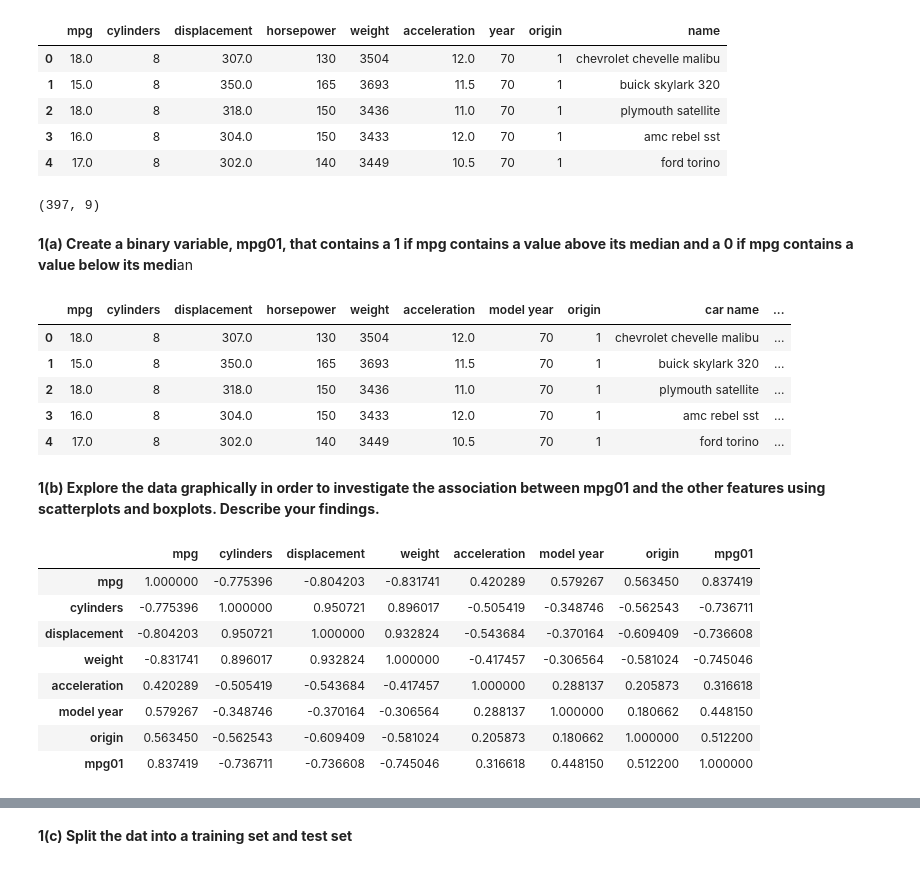
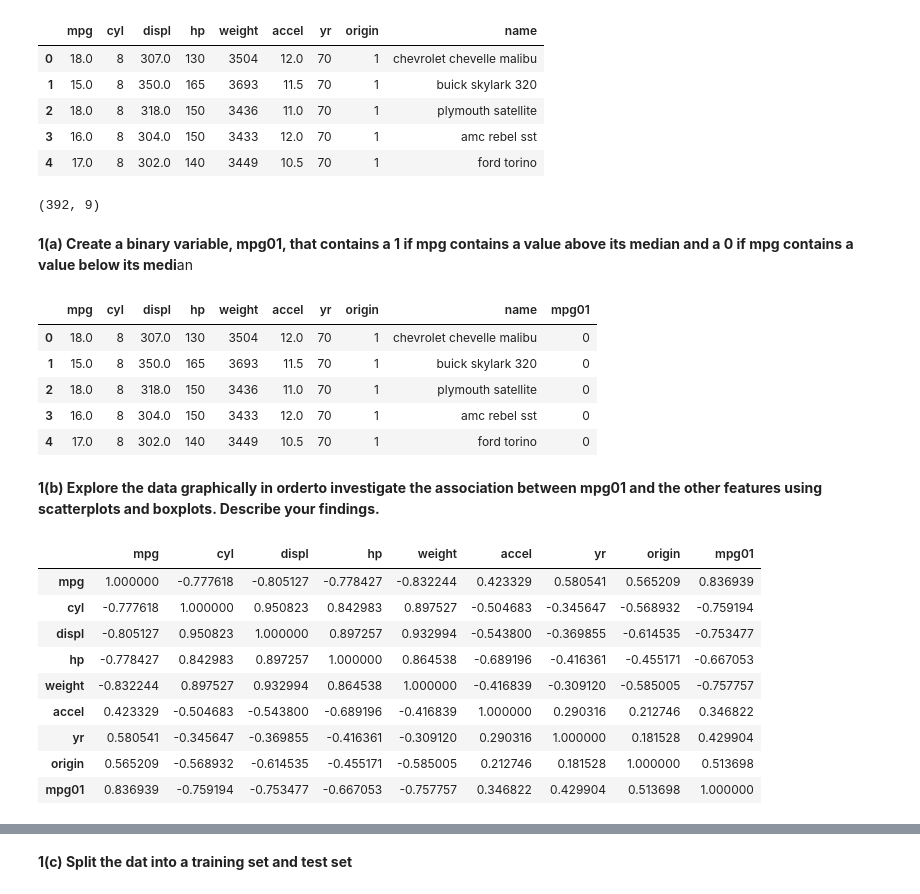
Before and after one commit to blessjal/practicums, a Jupyter notebook: hwk2.ipynb, the cells around one changed output, grey strips where cells are left out. Saved outputs shown, nothing was run; the diff lists cells and outputs as text; code cells hidden in the pictures.

```diff
--- a/hwk2.ipynb
+++ b/hwk2.ipynb
@@ -10,10 +10,10 @@ from sklearn.model_selection import train_test_split
 from sklearn.linear_model import LinearRegression, LogisticRegression
 from sklearn.metrics import mean_squared_error, accuracy_score, confusion_matrix
 # %%
-auto = pd.read_csv('/content/sample_data/Auto.txt')
+auto = pd.read_csv('/content/sample_data/auto-mpg.csv', sep=',')
 auto.head()
 # %% [output]
-|  | mpg | cylinders | displacement | horsepower | weight | acceleration | year | origin | name |
+|  | mpg | cyl | displ | hp | weight | accel | yr | origin | name |
 | 0 | 18.0 | 8 | 307.0 | 130 | 3504 | 12.0 | 70 | 1 | chevrolet chevelle malibu |
 | 1 | 15.0 | 8 | 350.0 | 165 | 3693 | 11.5 | 70 | 1 | buick skylark 320 |
 | 2 | 18.0 | 8 | 318.0 | 150 | 3436 | 11.0 | 70 | 1 | plymouth satellite |
@@ -22,7 +22,7 @@ auto.head()
 # %%
 auto.shape
 # %% [output]
-(397, 9)
+(392, 9)
 # %% [markdown]
 **1(a) Create a binary variable, mpg01, that contains a 1 if mpg contains a value above its median and a 0 if mpg contains a value below its medi**an
 # %%
@@ -31,27 +31,27 @@ auto['mpg01'] = np.where(auto.mpg > mpg_med, 1, 0)
 # %%
 auto.head()
 # %% [output]
-|  | mpg | cylinders | displacement | horsepower | weight | acceleration | model year | origin | car name | ... |
-| 0 | 18.0 | 8 | 307.0 | 130 | 3504 | 12.0 | 70 | 1 | chevrolet chevelle malibu | ... |
-| 1 | 15.0 | 8 | 350.0 | 165 | 3693 | 11.5 | 70 | 1 | buick skylark 320 | ... |
-| 2 | 18.0 | 8 | 318.0 | 150 | 3436 | 11.0 | 70 | 1 | plymouth satellite | ... |
-| 3 | 16.0 | 8 | 304.0 | 150 | 3433 | 12.0 | 70 | 1 | amc rebel sst | ... |
-| 4 | 17.0 | 8 | 302.0 | 140 | 3449 | 10.5 | 70 | 1 | ford torino | ... |
+|  | mpg | cyl | displ | hp | weight | accel | yr | origin | name | mpg01 |
+| 0 | 18.0 | 8 | 307.0 | 130 | 3504 | 12.0 | 70 | 1 | chevrolet chevelle malibu | 0 |
+| 1 | 15.0 | 8 | 350.0 | 165 | 3693 | 11.5 | 70 | 1 | buick skylark 320 | 0 |
+| 2 | 18.0 | 8 | 318.0 | 150 | 3436 | 11.0 | 70 | 1 | plymouth satellite | 0 |
+| 3 | 16.0 | 8 | 304.0 | 150 | 3433 | 12.0 | 70 | 1 | amc rebel sst | 0 |
+| 4 | 17.0 | 8 | 302.0 | 140 | 3449 | 10.5 | 70 | 1 | ford torino | 0 |
 # %% [markdown]
-**1(b) Explore the data graphically in order to investigate the association
-between mpg01 and the other features using scatterplots and boxplots. Describe your findings.**
+**1(b) Explore the data graphically in orderto investigate the association between mpg01 and the other features using scatterplots and boxplots. Describe your findings.**
 # %%
 auto.corr()
 # %% [output]
-|  | mpg | cylinders | displacement | weight | acceleration | model year | origin | mpg01 |
-| mpg | 1.000000 | -0.775396 | -0.804203 | -0.831741 | 0.420289 | 0.579267 | 0.563450 | 0.837419 |
-| cylinders | -0.775396 | 1.000000 | 0.950721 | 0.896017 | -0.505419 | -0.348746 | -0.562543 | -0.736711 |
-| displacement | -0.804203 | 0.950721 | 1.000000 | 0.932824 | -0.543684 | -0.370164 | -0.609409 | -0.736608 |
-| weight | -0.831741 | 0.896017 | 0.932824 | 1.000000 | -0.417457 | -0.306564 | -0.581024 | -0.745046 |
-| acceleration | 0.420289 | -0.505419 | -0.543684 | -0.417457 | 1.000000 | 0.288137 | 0.205873 | 0.316618 |
-| model year | 0.579267 | -0.348746 | -0.370164 | -0.306564 | 0.288137 | 1.000000 | 0.180662 | 0.448150 |
-| origin | 0.563450 | -0.562543 | -0.609409 | -0.581024 | 0.205873 | 0.180662 | 1.000000 | 0.512200 |
-| mpg01 | 0.837419 | -0.736711 | -0.736608 | -0.745046 | 0.316618 | 0.448150 | 0.512200 | 1.000000 |
+|  | mpg | cyl | displ | hp | weight | accel | yr | origin | mpg01 |
+| mpg | 1.000000 | -0.777618 | -0.805127 | -0.778427 | -0.832244 | 0.423329 | 0.580541 | 0.565209 | 0.836939 |
+| cyl | -0.777618 | 1.000000 | 0.950823 | 0.842983 | 0.897527 | -0.504683 | -0.345647 | -0.568932 | -0.759194 |
+| displ | -0.805127 | 0.950823 | 1.000000 | 0.897257 | 0.932994 | -0.543800 | -0.369855 | -0.614535 | -0.753477 |
+| hp | -0.778427 | 0.842983 | 0.897257 | 1.000000 | 0.864538 | -0.689196 | -0.416361 | -0.455171 | -0.667053 |
+| weight | -0.832244 | 0.897527 | 0.932994 | 0.864538 | 1.000000 | -0.416839 | -0.309120 | -0.585005 | -0.757757 |
+| accel | 0.423329 | -0.504683 | -0.543800 | -0.689196 | -0.416839 | 1.000000 | 0.290316 | 0.212746 | 0.346822 |
+| yr | 0.580541 | -0.345647 | -0.369855 | -0.416361 | -0.309120 | 0.290316 | 1.000000 | 0.181528 | 0.429904 |
+| origin | 0.565209 | -0.568932 | -0.614535 | -0.455171 | -0.585005 | 0.212746 | 0.181528 | 1.000000 | 0.513698 |
+| mpg01 | 0.836939 | -0.759194 | -0.753477 | -0.667053 | -0.757757 | 0.346822 | 0.429904 | 0.513698 | 1.000000 |
 # %%
 sns.pairplot(auto)
 # %% [output]
```
Also changed, not shown: parts of 29 cells of this notebook.
